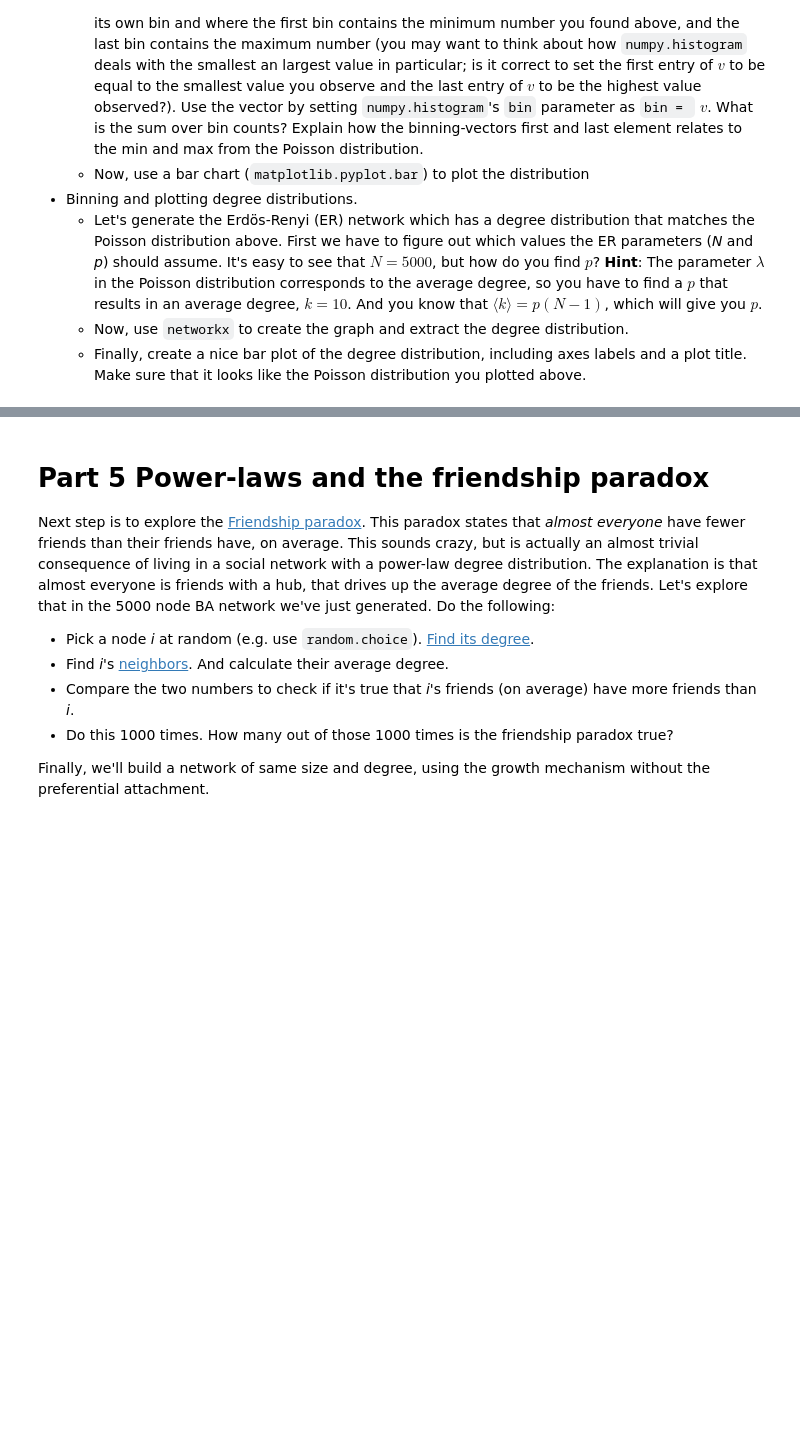
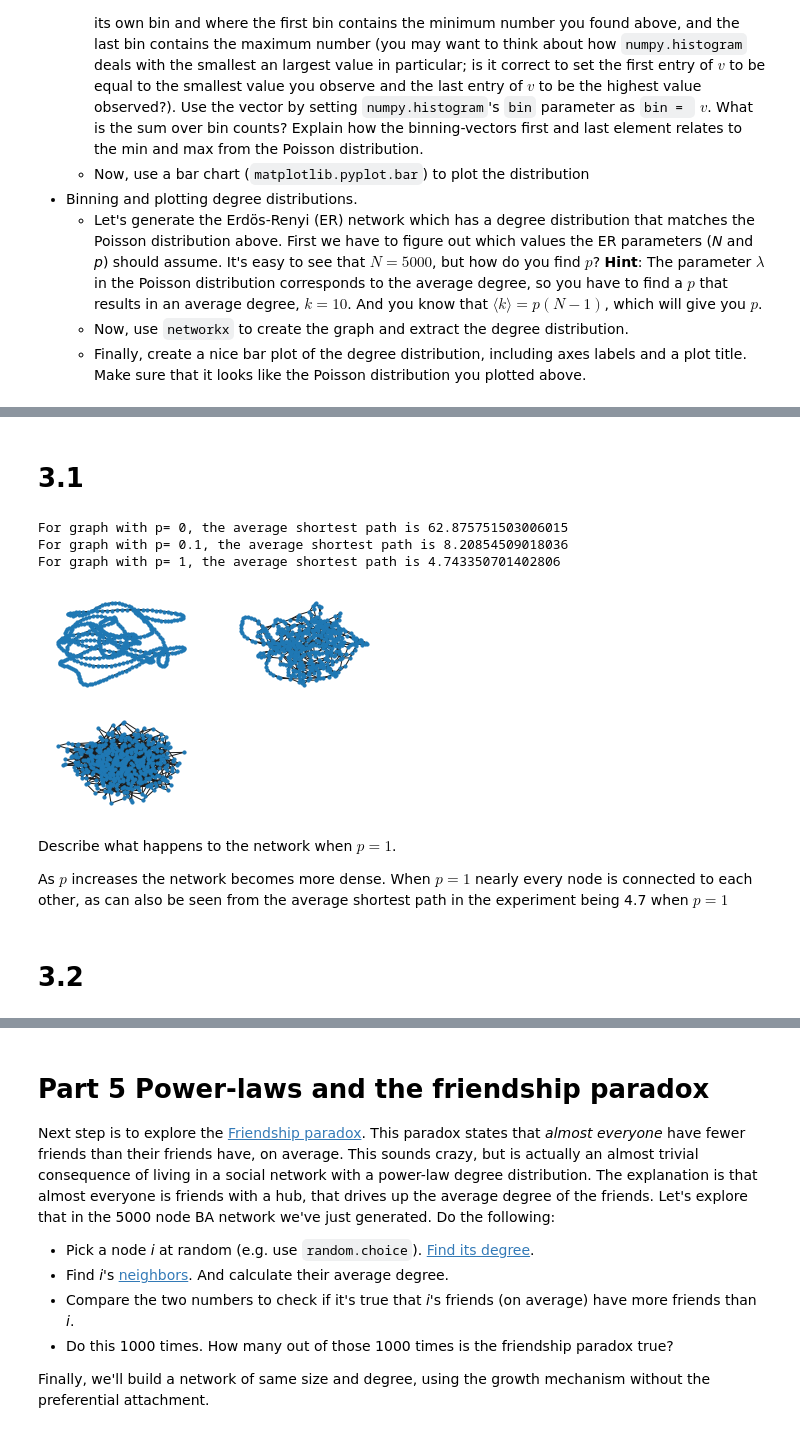
Before and after one commit to SocialComplexityLab/socialgraphs2021, a Jupyter notebook: assignments/Assignment1.ipynb, the cells around one changed output, grey strips where cells are left out. Saved outputs shown, nothing was run; the diff lists cells and outputs as text; code cells hidden in the pictures; blank space fills up the shorter version.

```diff
--- a/assignments/Assignment1.ipynb
+++ b/assignments/Assignment1.ipynb
@@ -48,3 +48,27 @@ By the way, the default plot coming out of `networkx` doesn't look like the one
 
 
 ![Sune's version](https://raw.githubusercontent.com/suneman/socialgraphs2017/master/files/ws.png)
+# %% [markdown]
+# 3.1
+# %%
+nodes = 500
+avgdegree = 4
+p = [0, 0.1, 1]
+fig, ax = plt.subplots(2,2)
+axs = [ax[0,0], ax[0,1], ax[1,0]]
+ax[1,1].set_visible(False)
+for prob, axis in zip(p,axs):
+    ws = nx.watts_strogatz_graph(nodes, avgdegree, prob)
+    print("For graph with p= {}, the average shortest path is {}".format(prob, nx.average_shortest_path_length(ws)))
+    nx.draw(ws, node_size=10, ax = axis)
+# %% [output]
+For graph with p= 0, the average shortest path is 62.875751503006015
+For graph with p= 0.1, the average shortest path is 8.20854509018036
+For graph with p= 1, the average shortest path is 4.743350701402806
+[figure, added]
+# %% [markdown]
+Describe what happens to the network when $p = 1$.
+
+As $p$ increases the network becomes more dense. When $p = 1$ nearly every node is connected to each other, as can also be seen from the average shortest path in the experiment being 4.7 when $p = 1$
+# %% [markdown]
+# 3.2
```
Also changed, not shown: parts of 3 cells of this notebook.
